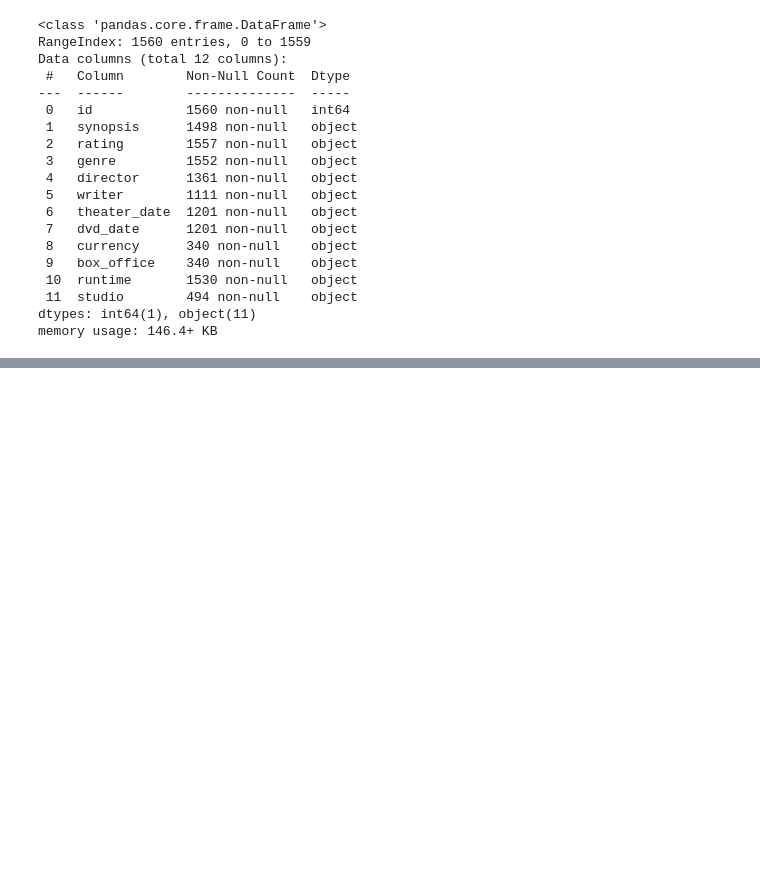
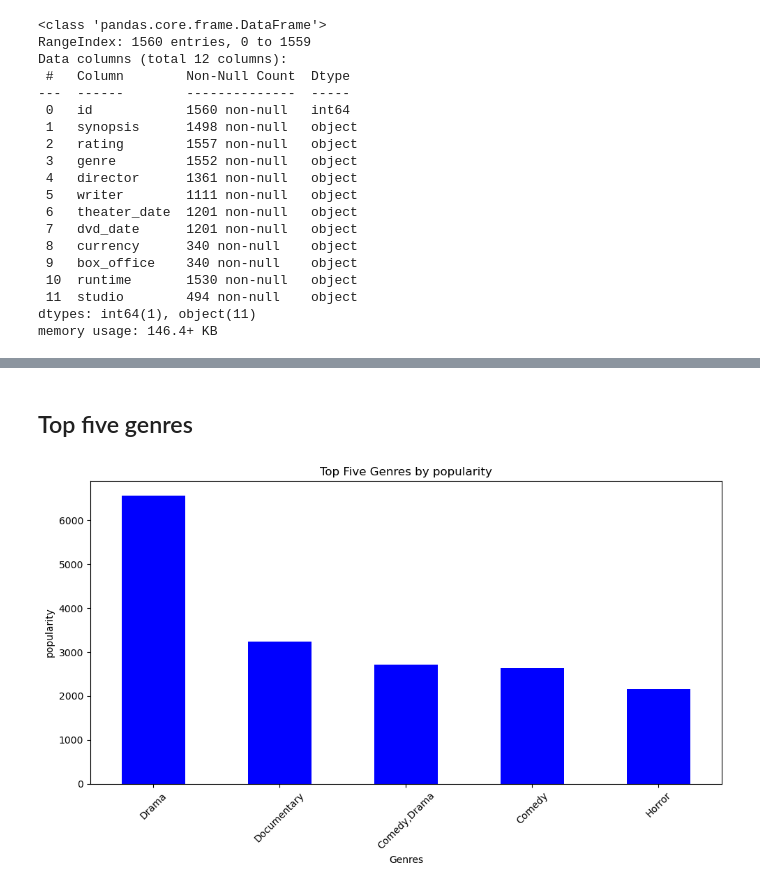
Before and after one commit to kriung/dsc-phase-1-project-v2-4, a Jupyter notebook: student.ipynb, the cells around one changed output, grey strips where cells are left out. Saved outputs shown, nothing was run; the diff lists cells and outputs as text; code cells hidden in the pictures; blank space fills up the shorter version.

```diff
--- a/student.ipynb
+++ b/student.ipynb
@@ -468,0 +598,6 @@ memory usage: 103.2+ KB
+# %%
+# Merge the DataFrames on the 'movie_id' column
+merged_data = pd.merge(movie_basics_data, movie_rating_data, on='movie_id', how='inner')
+
+# Displaying the merged DataFrame
+merged_data
@@ -468,0 +618,6 @@ memory usage: 103.2+ KB
+# %%
+# Drop rows with missing genre values
+merged_data.dropna(subset=['genres'], inplace=True)
+
+# Drop rows with missing runtime values
+merged_data.dropna(subset=['runtime_minutes'], inplace=True)
@@ -468,0 +636,6 @@ memory usage: 103.2+ KB
+# %%
+# Merge based on 'primary_title' in merged_data and 'title' in tmdb_movies_df
+merged_df = merged_data.merge(tmdb_movies_df, how='inner', left_on='primary_title', right_on='title')
+
+# Display the merged DataFrame
+merged_df
@@ -468,0 +678,7 @@ memory usage: 103.2+ KB
+# %%
+# Drop rows with missing genre values
+merged_df.dropna(subset=['genres'], inplace=True)
+
+# Drop rows with missing runtime values
+merged_df.dropna(subset=['runtime_minutes'], inplace=True)
+merged_df.head()
@@ -468,0 +756,24 @@ memory usage: 103.2+ KB
+# %% [markdown]
+## Top five genres
+# %%
+import matplotlib.pyplot as plt
+
+# Assuming merged_df contains the necessary columns for genres and numvotes
+
+# Group by genre and sum the numvotes for each genre
+genre_votes = merged_df.groupby('genres')['popularity'].sum().sort_values(ascending=False)
+
+# Select top five genres
+top_five_genres = genre_votes.head(5)
+
+# Plotting
+plt.figure(figsize=(10, 6))
+top_five_genres.plot(kind='bar', color='blue')
+plt.title('Top Five Genres by popularity')
+plt.xlabel('Genres')
+plt.ylabel('popularity')
+plt.xticks(rotation=45)
+plt.tight_layout()
+plt.show()
+# %% [output]
+[figure, added]
```
Also changed, not shown: parts of 42 cells of this notebook.
